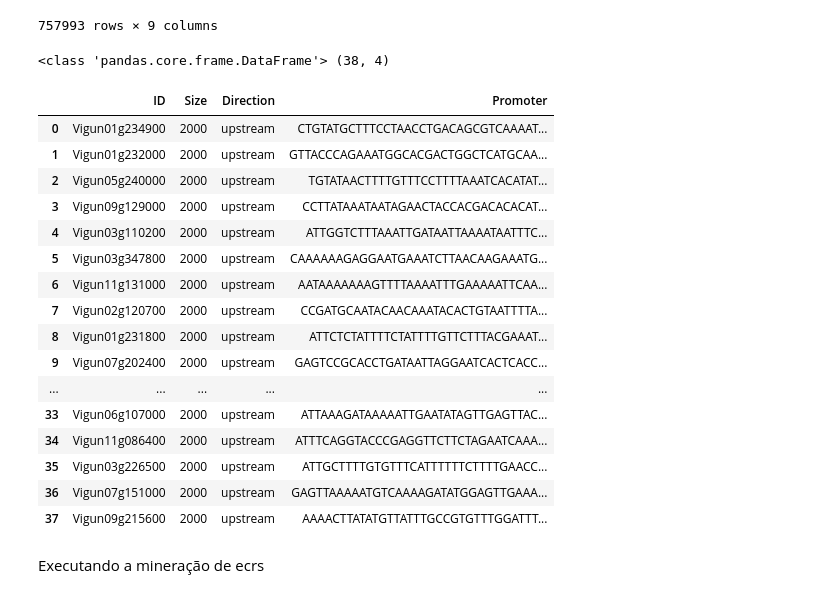
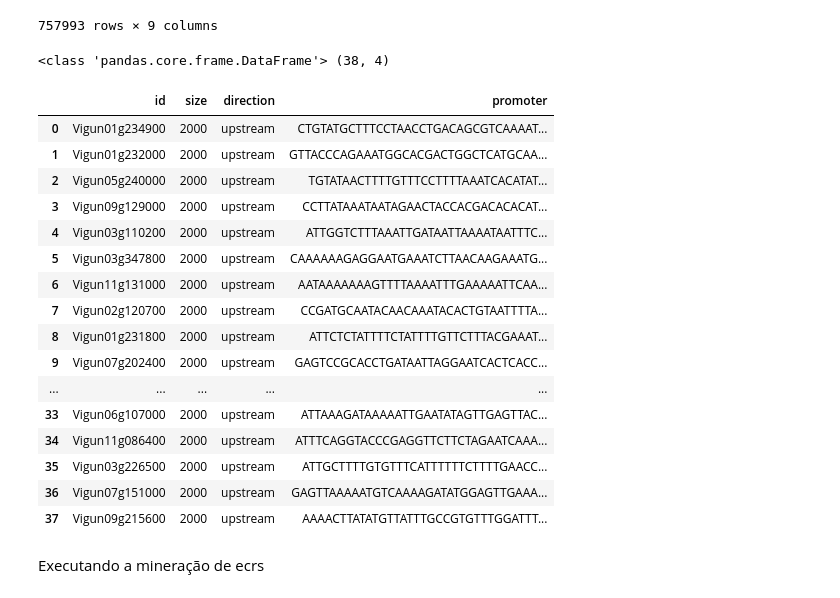
Before and after one commit to filipecmedeiros/PhytoProm, a Jupyter notebook: Data science/Pré-processamento.ipynb, the cells around one changed output. Cells and saved outputs as stored; diff of their text form; code cells hidden in the pictures.

```diff
--- a/Data science/Pré-processamento.ipynb
+++ b/Data science/Pré-processamento.ipynb
@@ -622,12 +622,12 @@ searchLog.to_csv(path_or_buf='Genome Log.csv',
 # %%
 promoter = pd.read_csv(
     'promotores de fenilpropanoides.txt',
-    sep=' ', header=None, names=['ID','Size', 'Direction', 'Promoter'])
+    sep=' ', header=None, names=['id','size', 'direction', 'promoter'])
 print(type(promoter), promoter.shape)
 promoter
 # %% [output]
 <class 'pandas.core.frame.DataFrame'> (38, 4)
-|  | ID | Size | Direction | Promoter |
+|  | id | size | direction | promoter |
 | 0 | Vigun01g234900 | 2000 | upstream | CTGTATGCTTTCCTAACCTGACAGCGTCAAAAT... |
 | 1 | Vigun01g232000 | 2000 | upstream | GTTACCCAGAAATGGCACGACTGGCTCATGCAA... |
 | 2 | Vigun05g240000 | 2000 | upstream | TGTATAACTTTTGTTTCCTTTTAAATCACATAT... |
```
Also changed, not shown: parts of 26 cells of this notebook, 10 other files.
